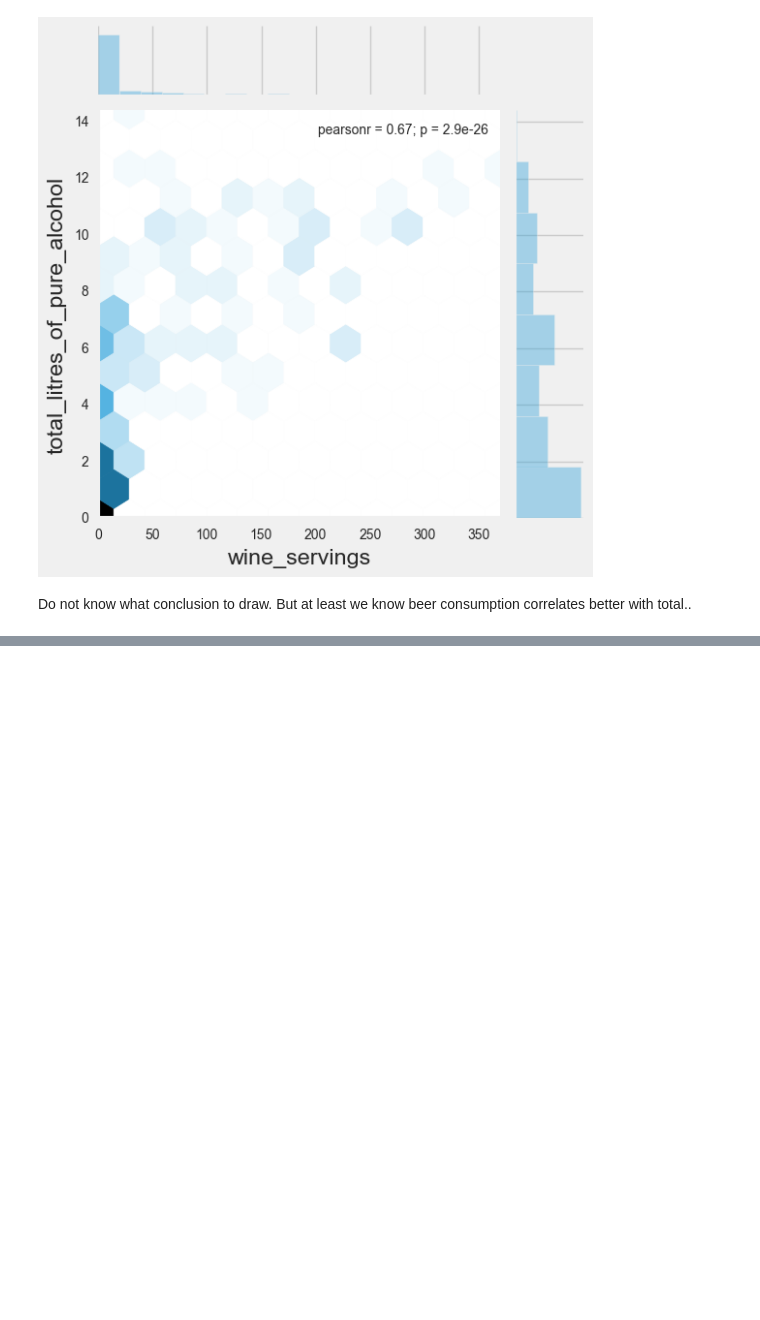
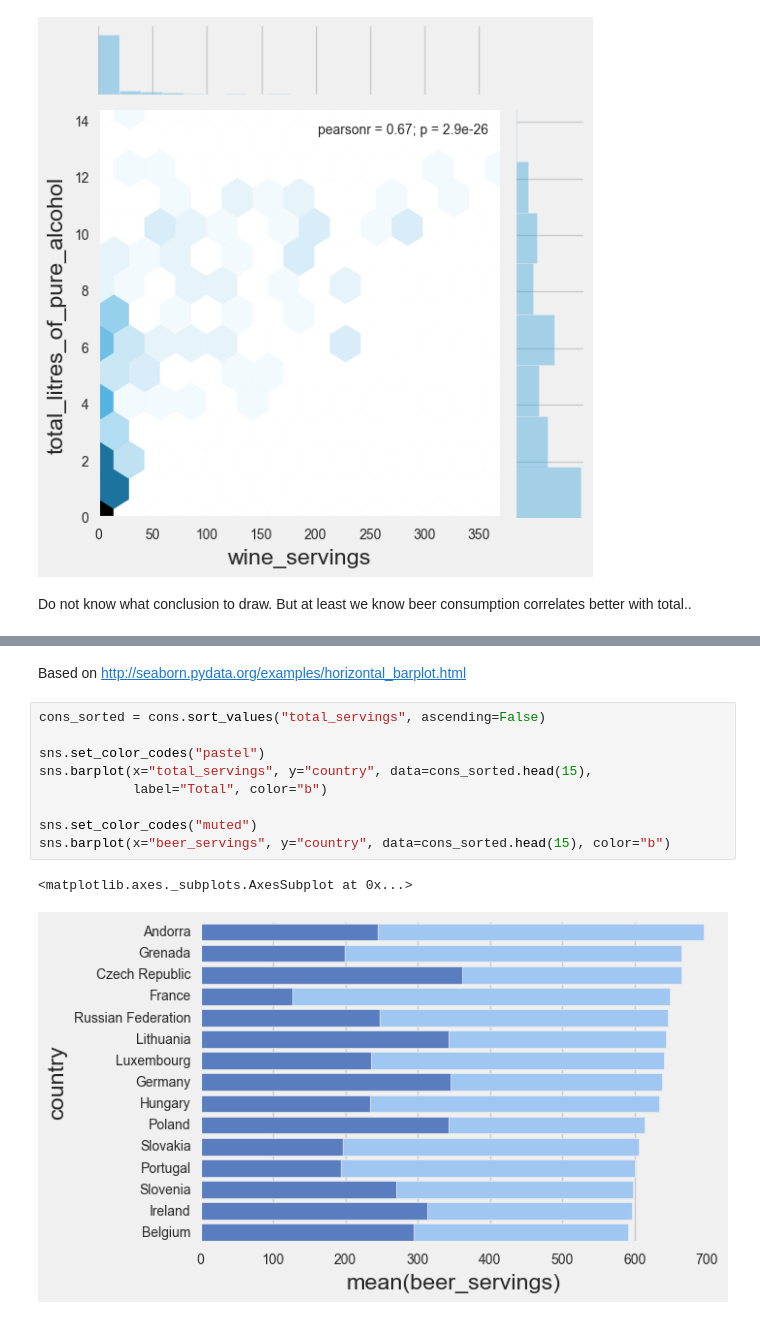
Before and after one commit to hkkenneth/muyueh-data-exploration, a Jupyter notebook: 0001-alcohol-consumption.ipynb, the cells around one changed output, grey strips where cells are left out. Cells and saved outputs as stored; diff of their text form; blank space fills up the shorter version.

```diff
--- a/0001-alcohol-consumption.ipynb
+++ b/0001-alcohol-consumption.ipynb
@@ -199,0 +272,14 @@ Do not know what conclusion to draw. But at least we know beer consumption corre
+# %% [markdown]
+Based on http://seaborn.pydata.org/examples/horizontal_barplot.html
+# %%
+cons_sorted = cons.sort_values("total_servings", ascending=False)
+
+sns.set_color_codes("pastel")
+sns.barplot(x="total_servings", y="country", data=cons_sorted.head(15),
+            label="Total", color="b")
+
+sns.set_color_codes("muted")
+sns.barplot(x="beer_servings", y="country", data=cons_sorted.head(15), color="b")
+# %% [output]
+<matplotlib.axes._subplots.AxesSubplot at 0x...>
+[figure, added]
```
Also changed, not shown: parts of 26 cells of this notebook.
